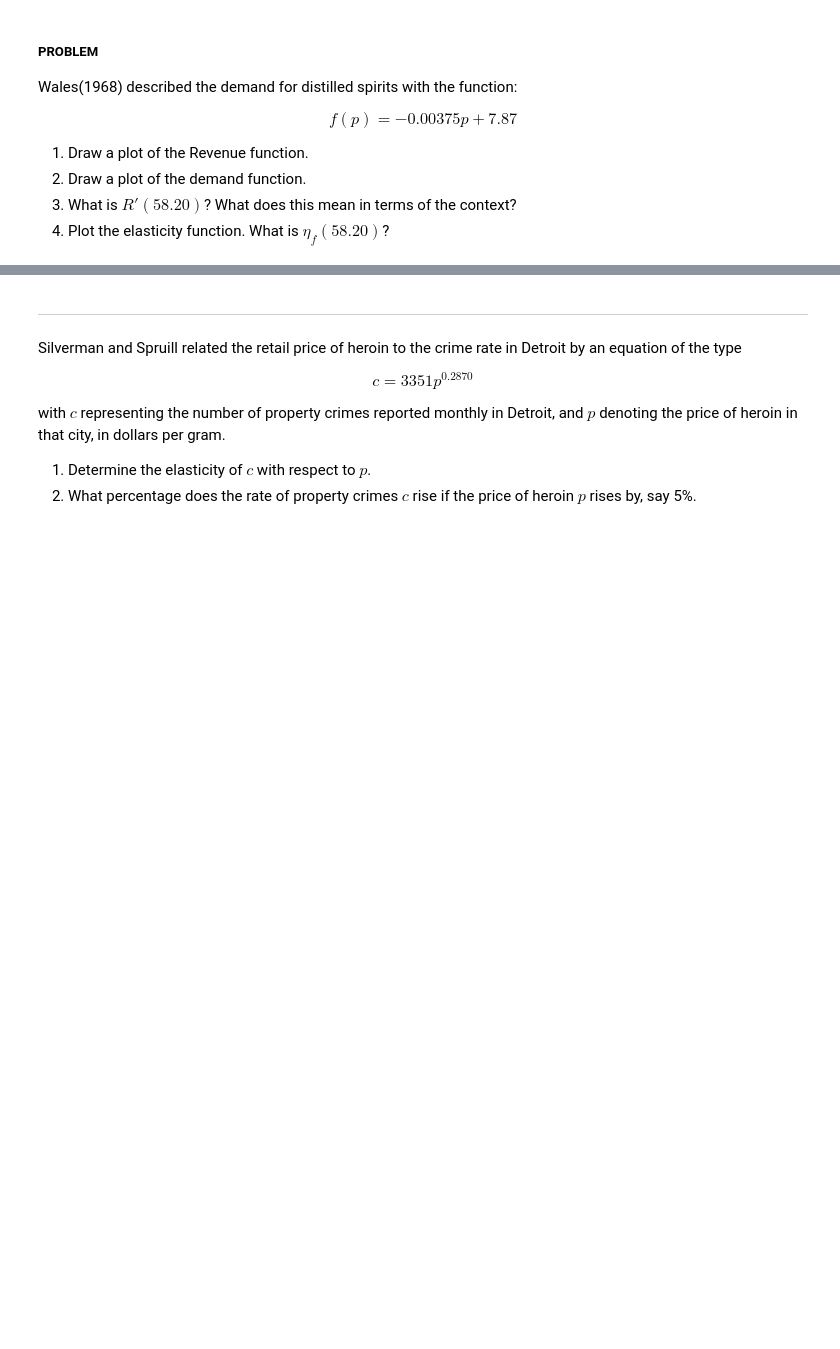
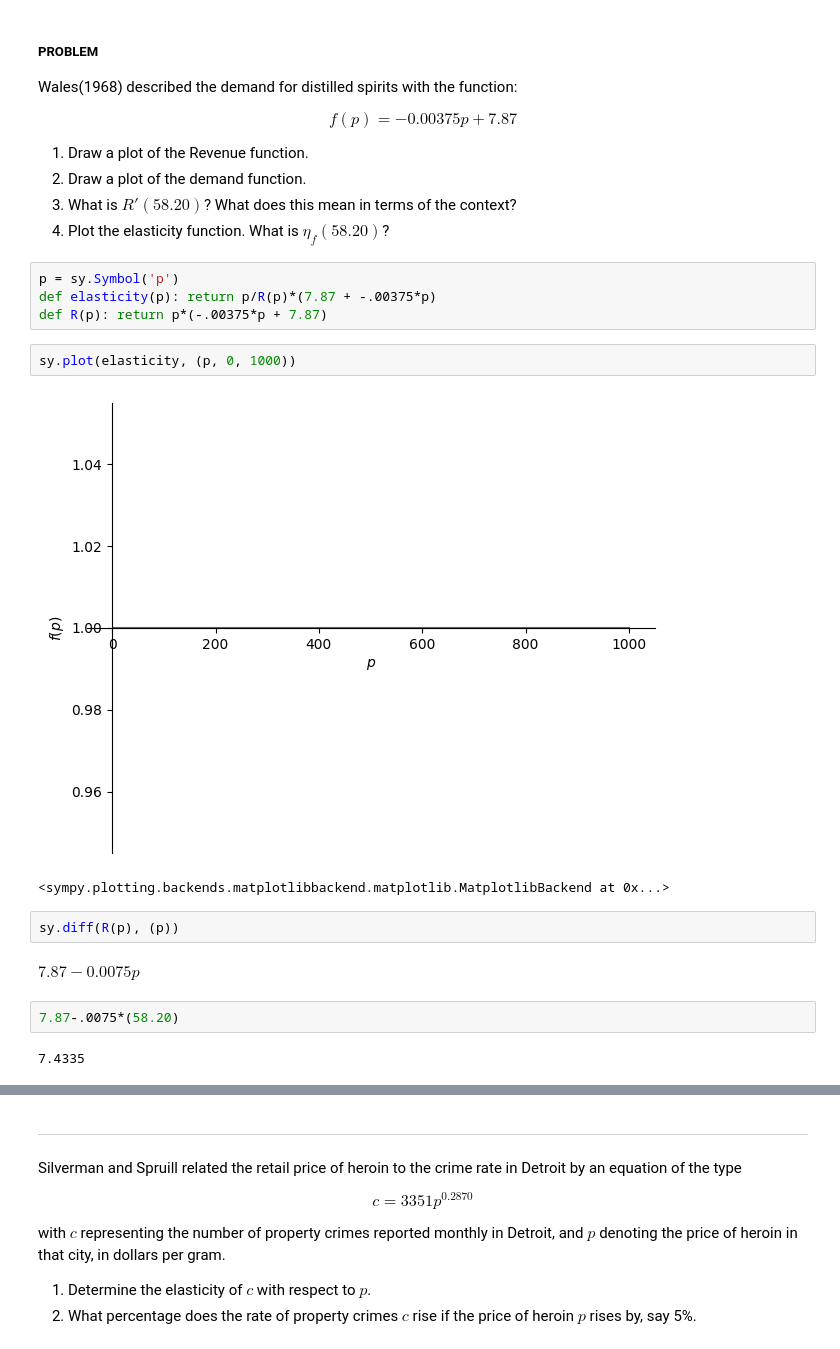
Before and after one commit to josepeon/calculus_parsons, a Jupyter notebook: price_elasticity_of_demand.ipynb, the cells around one changed output, grey strips where cells are left out. Cells and saved outputs as stored; diff of their text form; blank space fills up the shorter version.

```diff
--- a/price_elasticity_of_demand.ipynb
+++ b/price_elasticity_of_demand.ipynb
@@ -81,3 +81,20 @@ $$f(p) = -0.00375p + 7.87$$
 2. Draw a plot of the demand function.
 3. What is $R'(58.20)$?  What does this mean in terms of the context?
 4. Plot the elasticity function.  What is $\eta_f(58.20)$?
+# %%
+p = sy.Symbol('p')
+def elasticity(p): return p/R(p)*(7.87 + -.00375*p)
+def R(p): return p*(-.00375*p + 7.87)
+# %%
+sy.plot(elasticity, (p, 0, 1000))
+# %% [output]
+[figure, added]
+<sympy.plotting.backends.matplotlibbackend.matplotlib.MatplotlibBackend at 0x...>
+# %%
+sy.diff(R(p), (p))
+# %% [output]
+$\displaystyle 7.87 - 0.0075 p$
+# %%
+7.87-.0075*(58.20)
+# %% [output]
+7.4335
```
Also changed, not shown: parts of 2 cells of this notebook.
